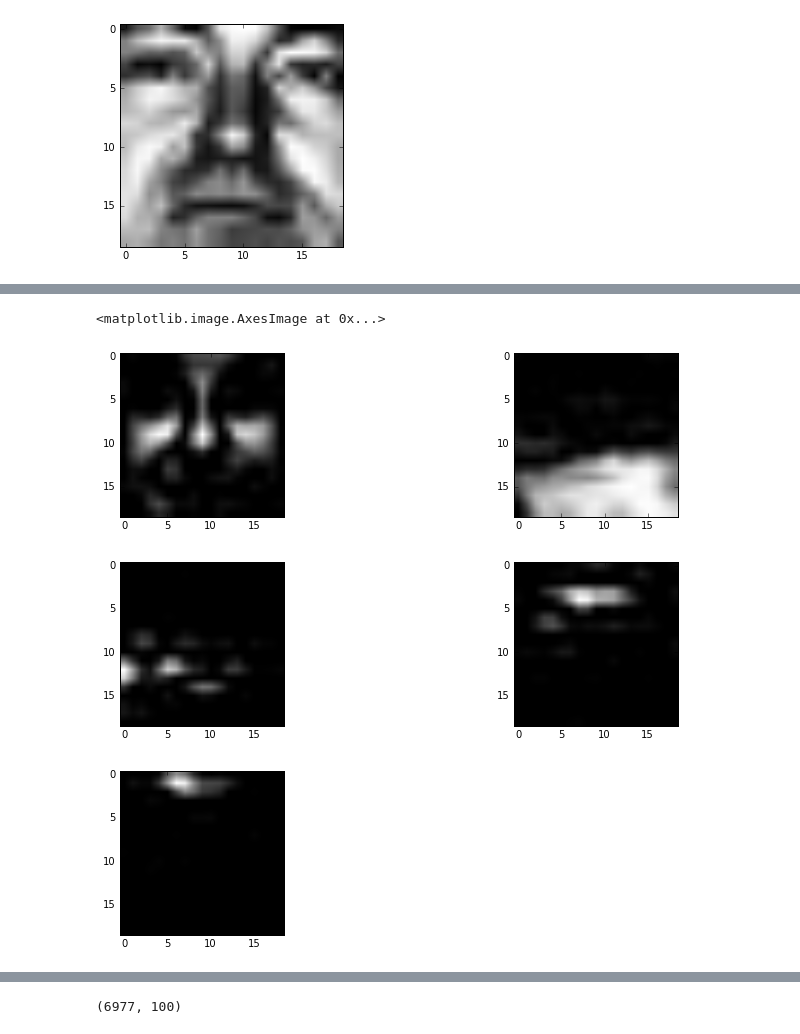
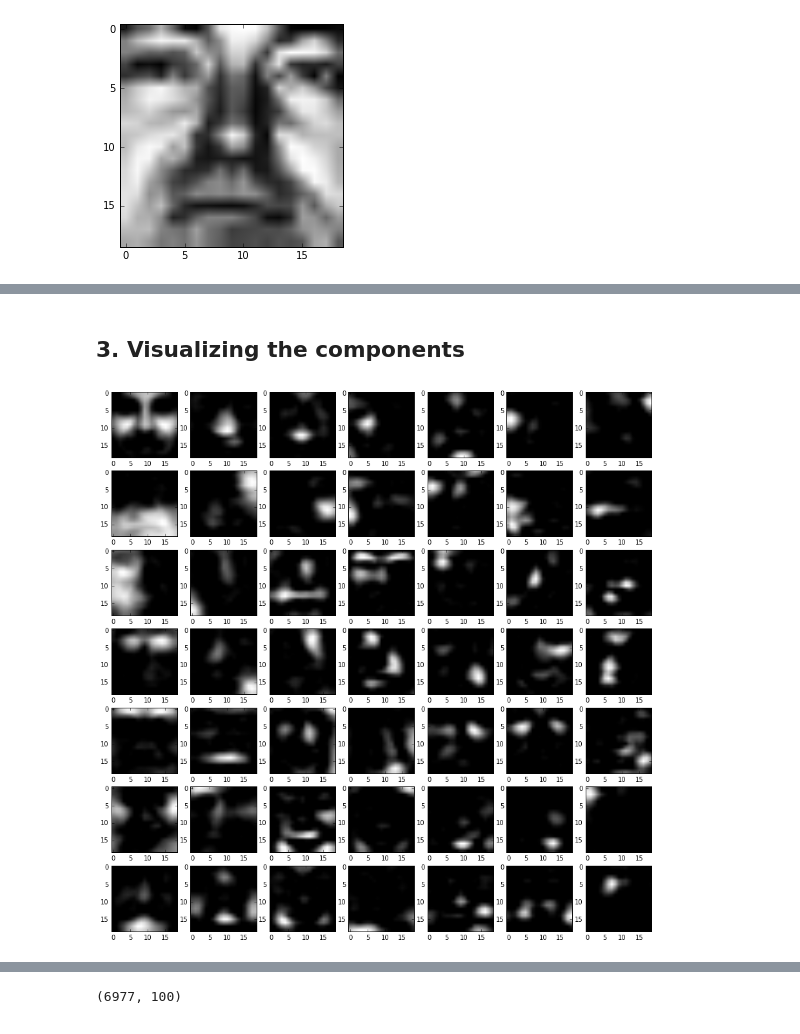
Before and after one commit to nyu-dl/Intro_to_ML_Lecture_Note, a Jupyter notebook: notebook/NMF.ipynb, the cells around one changed output, grey strips where cells are left out. Cells and saved outputs as stored; diff of their text form; code cells hidden in the pictures.

```diff
--- a/notebook/NMF.ipynb
+++ b/notebook/NMF.ipynb
@@ -46,26 +64,15 @@ loadings.shape
-# %%
-plt.figure(figsize=(10, 10))
-plt.subplot(1, 3, 1)
-plt.imshow(loadings[0].reshape((19, 19)), cmap=cm.gray)
-
-plt.subplot(1, 3, 3)
-plt.imshow(loadings[1].reshape((19, 19)), cmap=cm.gray)
-
-plt.figure(figsize=(10, 10))
-plt.subplot(1, 3, 1)
-plt.imshow(loadings[2].reshape((19, 19)), cmap=cm.gray)
-
-plt.subplot(1, 3, 3)
-plt.imshow(loadings[3].reshape((19, 19)), cmap=cm.gray)
-
-plt.figure(figsize=(10, 10))
-plt.subplot(1, 3, 1)
-plt.imshow(loadings[4].reshape((19, 19)), cmap=cm.gray)
-# %% [output]
-<matplotlib.image.AxesImage at 0x...>
-[figure, removed]
-[figure, removed]
-[figure, removed]
+# %% [markdown]
+## 3. Visualizing the components
+# %%
+f, axarr = plt.subplots(int(np.sqrt(n_comp)), int(np.sqrt(n_comp)), figsize = (15, 15))
+
+comp_ix = 0
+for j in range(int(np.sqrt(n_comp))):
+    for i in range(int(np.sqrt(n_comp))):
+        axarr[i, j].imshow(loadings[comp_ix].reshape((19, 19)), cmap=cm.gray)
+        comp_ix += 1
+# %% [output]
+[figure, added]
 # %%
 print ('Reconstructions error: ', nmf.reconstruction_err_)
 # %% [output]
```
Also changed, not shown: parts of 21 cells of this notebook.
